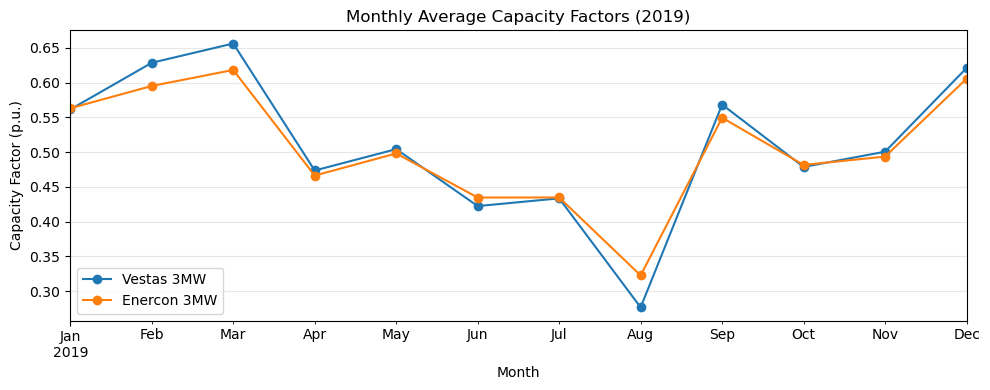
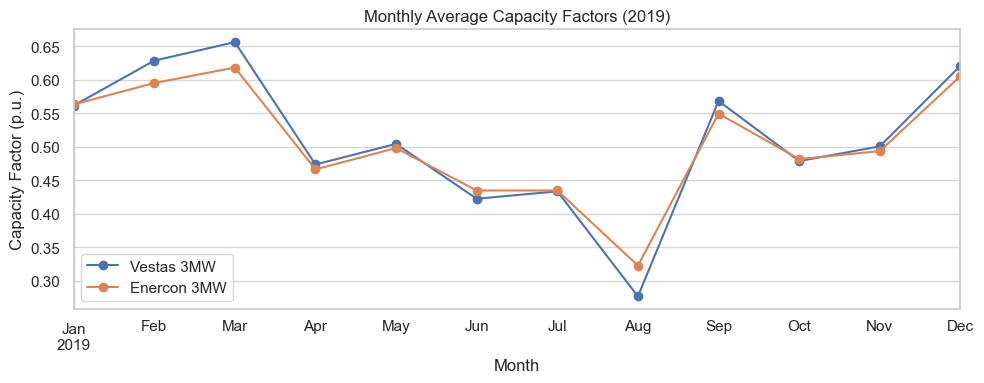
Unified diff of the notebook cell whose output changed from the first chart to the second:
--- before
+++ after
@@ -11,5 +11,5 @@
 ax.set_title("Monthly Average Capacity Factors (2019)")
 ax.legend()
-ax.grid(True, alpha=0.3)
+ax.grid(True, alpha=0.8)
 
 plt.tight_layout()

Commit: Uploaded renewables worksheet